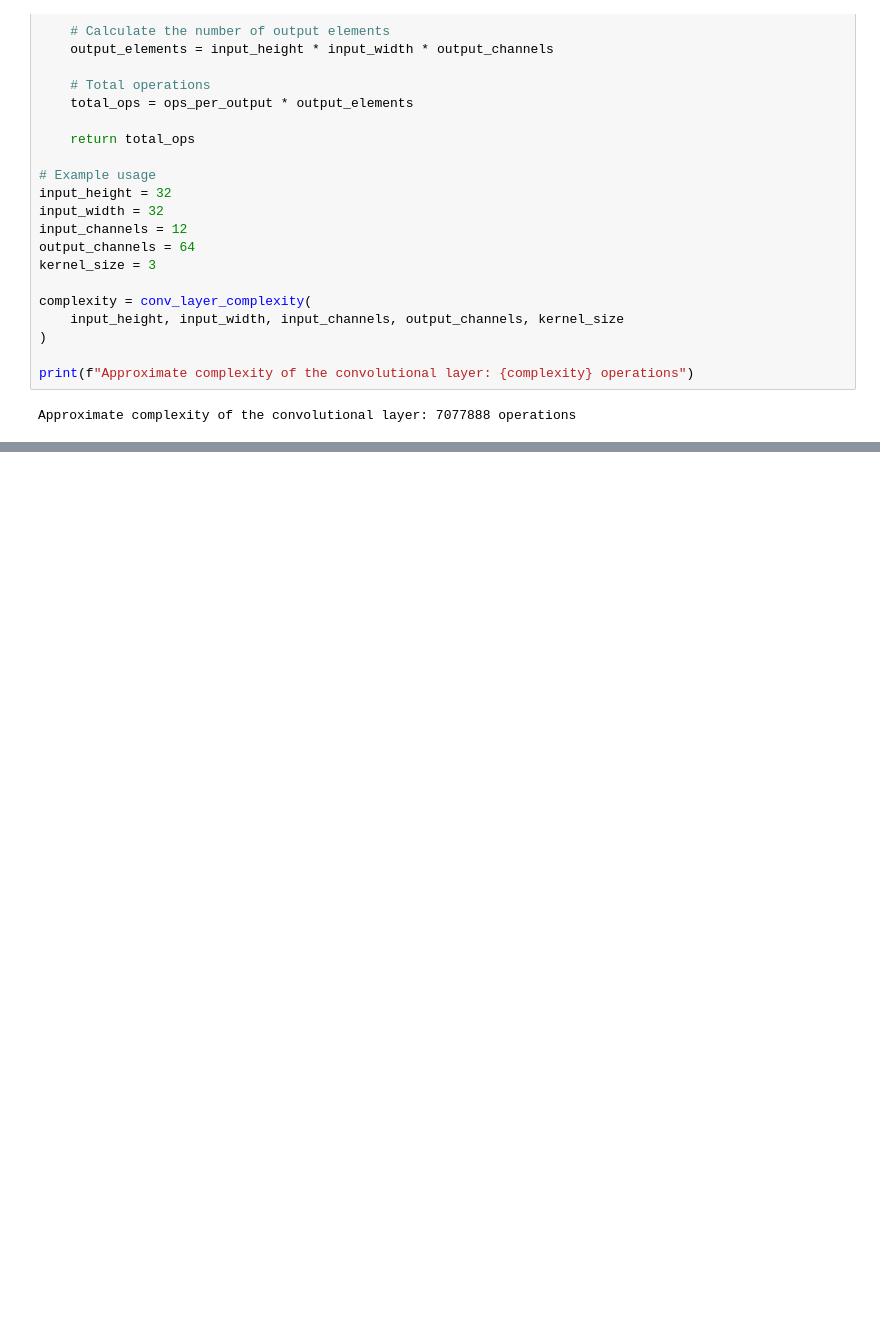
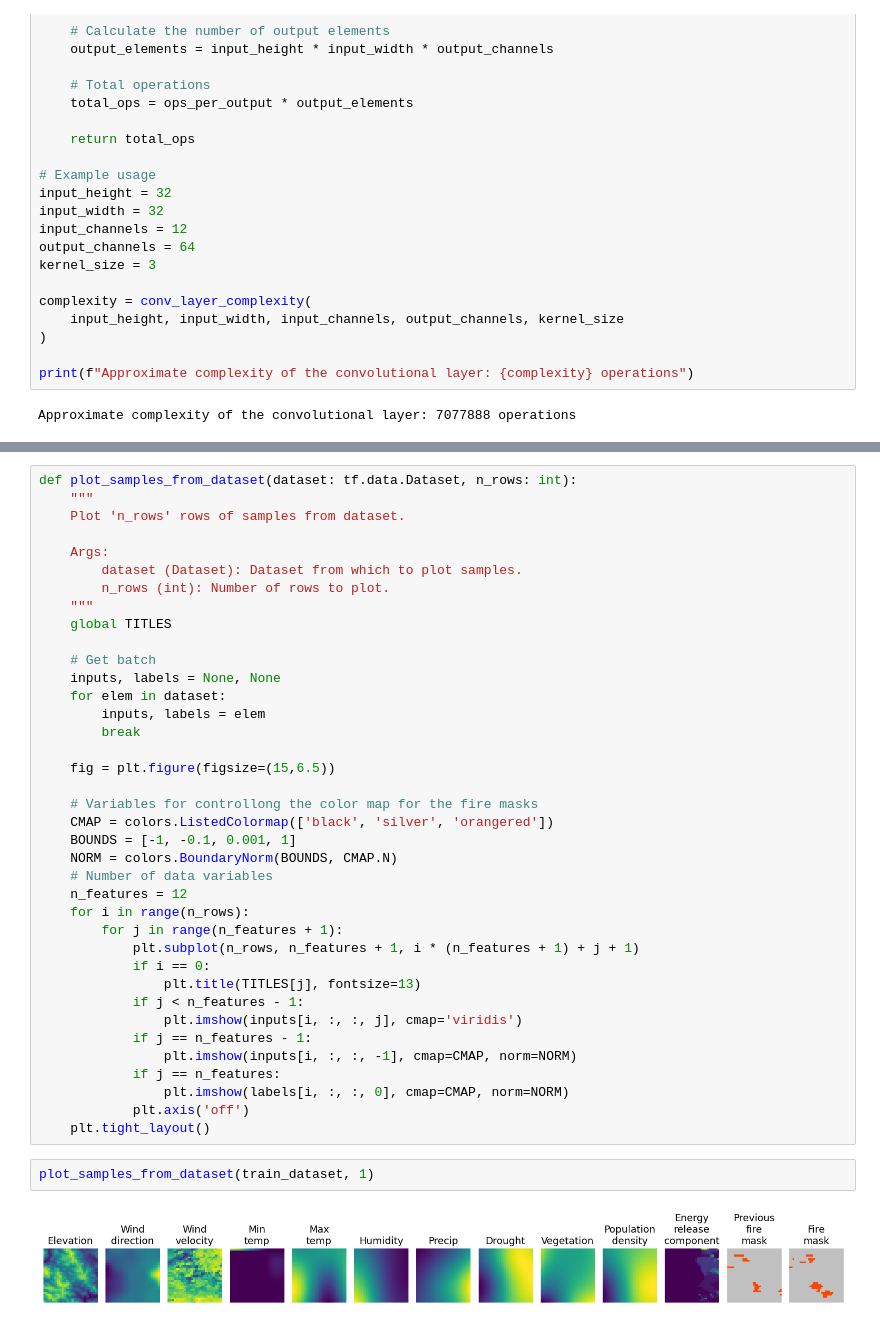
Before and after one commit to SandumiJay/Hybrid-CNN-LNN-Model, a Jupyter notebook: CNN_with_AE.ipynb, the cells around one changed output, grey strips where cells are left out. Drawn from its saved outputs; the diff is of its cells as text; blank space fills up the shorter version.

```diff
--- a/CNN_with_AE.ipynb
+++ b/CNN_with_AE.ipynb
@@ -878,0 +1128,42 @@ Approximate complexity of the convolutional layer: 7077888 operations
+# %%
+def plot_samples_from_dataset(dataset: tf.data.Dataset, n_rows: int):
+    """
+    Plot 'n_rows' rows of samples from dataset.
+
+    Args:
+        dataset (Dataset): Dataset from which to plot samples.
+        n_rows (int): Number of rows to plot.
+    """
+    global TITLES
+
+    # Get batch
+    inputs, labels = None, None
+    for elem in dataset:
+        inputs, labels = elem
+        break
+
+    fig = plt.figure(figsize=(15,6.5))
+
+    # Variables for controllong the color map for the fire masks
+    CMAP = colors.ListedColormap(['black', 'silver', 'orangered'])
+    BOUNDS = [-1, -0.1, 0.001, 1]
+    NORM = colors.BoundaryNorm(BOUNDS, CMAP.N)
+    # Number of data variables
+    n_features = 12
+    for i in range(n_rows):
+        for j in range(n_features + 1):
+            plt.subplot(n_rows, n_features + 1, i * (n_features + 1) + j + 1)
+            if i == 0:
+                plt.title(TITLES[j], fontsize=13)
+            if j < n_features - 1:
+                plt.imshow(inputs[i, :, :, j], cmap='viridis')
+            if j == n_features - 1:
+                plt.imshow(inputs[i, :, :, -1], cmap=CMAP, norm=NORM)
+            if j == n_features:
+                plt.imshow(labels[i, :, :, 0], cmap=CMAP, norm=NORM)
+            plt.axis('off')
+    plt.tight_layout()
+# %%
+plot_samples_from_dataset(train_dataset, 1)
+# %% [output]
+[figure, added]
```
Also changed, not shown: parts of 19 cells of this notebook.
